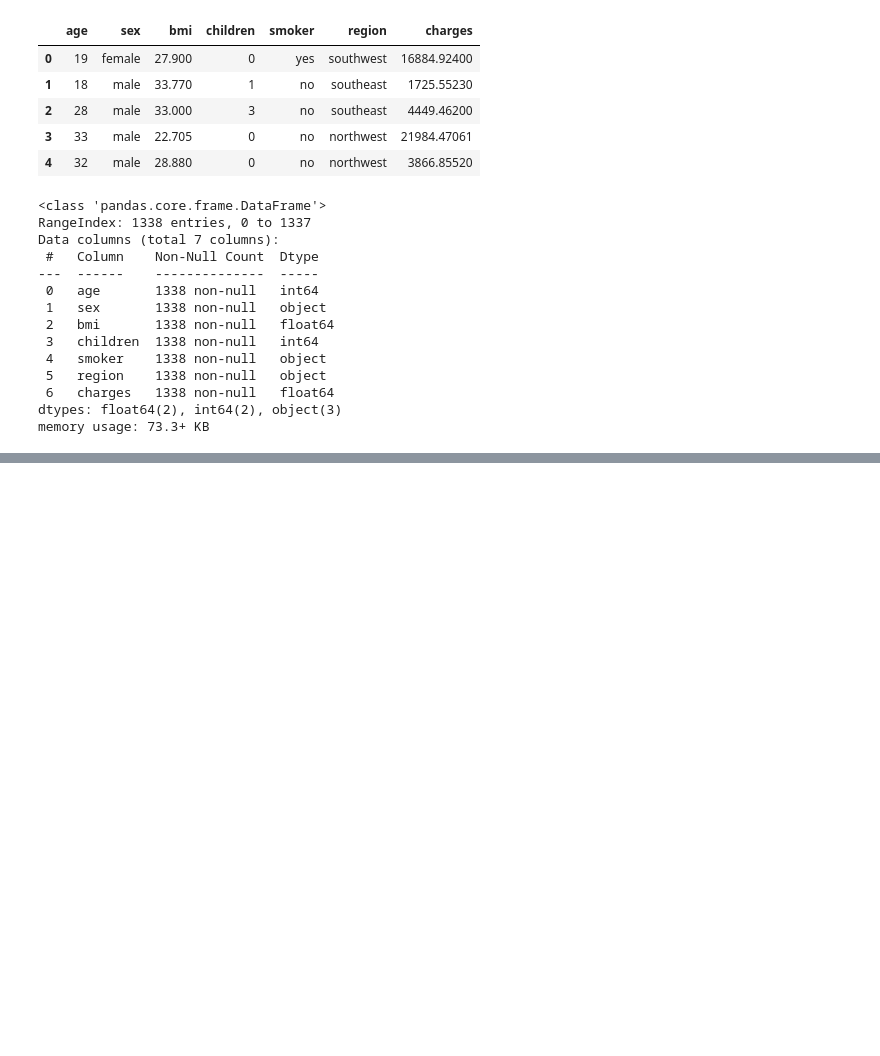
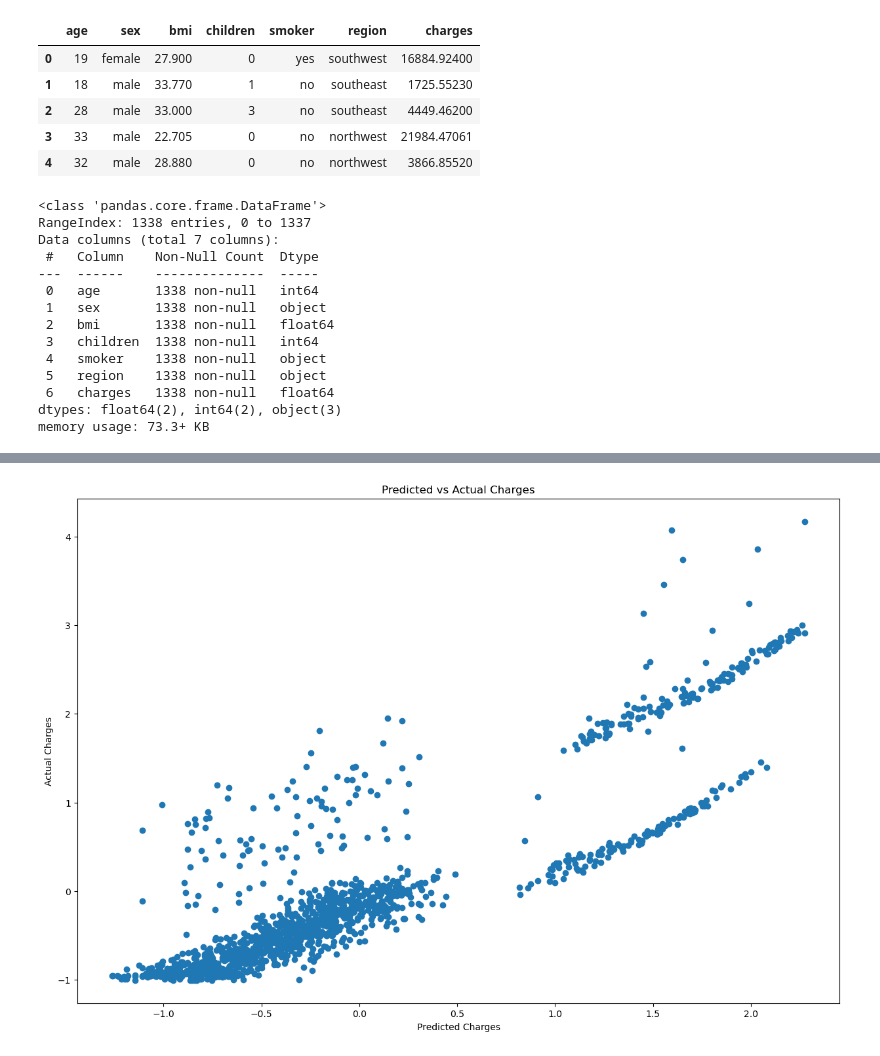
Before and after one commit to ZeyadArafat/linear_regression_insurance, a Jupyter notebook: linear-regression.ipynb, the cells around one changed output, grey strips where cells are left out. Saved outputs shown, nothing was run; the diff lists cells and outputs as text; code cells hidden in the pictures; blank space fills up the shorter version.

```diff
--- a/linear-regression.ipynb
+++ b/linear-regression.ipynb
@@ -70,8 +58,12 @@ df.head()
-# %%
-df["age"] = df["age"] / df["age"].mean()
-df["bmi"] = df["bmi"] / df["bmi"].mean()
-df["children"] = df["children"] / df["children"].mean()
-df["charges"] = df["charges"] / df["charges"].mean()
+# %%
+means = []
+stds = []
+for column in ["age", "bmi", "children", "charges"]:
+    mean = df[column].mean()
+    std = df[column].std()
+    means.append(mean)
+    stds.append(std)
+    df[column] = (df[column] - mean) / std
 # %%
 target = np.array(df["charges"])
 X = np.array(df.drop(columns=["charges"]))
@@ -98,9 +97,9 @@ print(weights.shape)
 # %%
-learning_rate = 0.0000005
+learning_rate = 0.0001
 for i in range(0, 10000):
     h_of_x = X @ weights
     deltas = h_of_x - target
-    for index in range(0, X.shape[1]):
+    for index in range(0, weights.shape[0]):
         gradient = deltas * X[:, index]
         weights[index] = weights[index] - learning_rate * gradient.sum()
 # %%
@@ -112,0 +112,9 @@ print(mse.mean())
+# %%
+plt.figure(figsize=(15, 10))
+plt.scatter(predictions, target)
+plt.xlabel("Predicted Charges")
+plt.ylabel("Actual Charges")
+plt.title("Predicted vs Actual Charges")
+plt.show()
+# %% [output]
+[figure, added]
```
Also changed, not shown: parts of 7 cells of this notebook, 1 other file.
